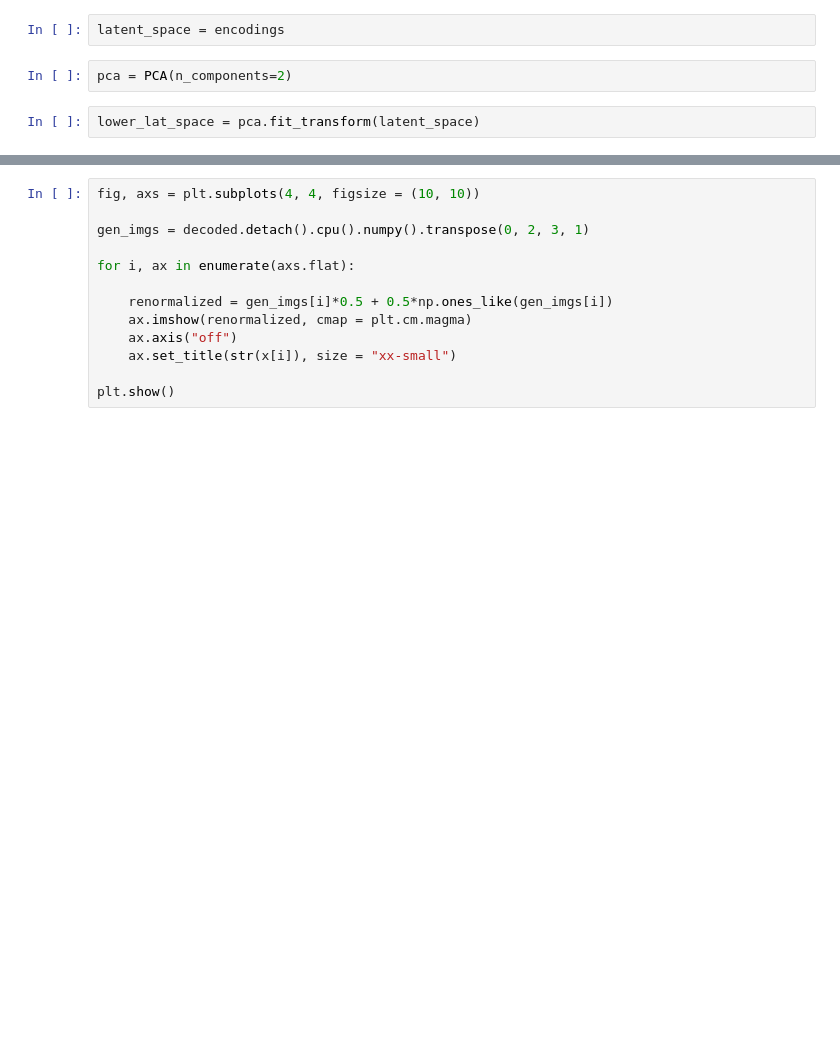
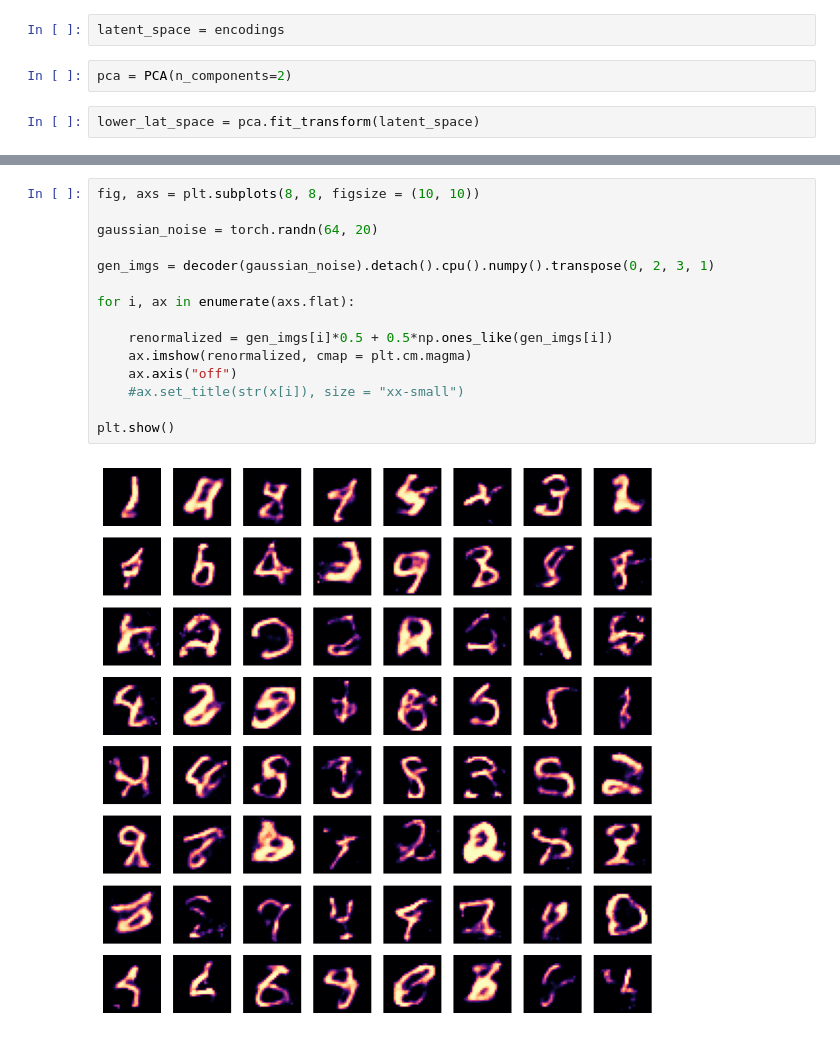
Before and after one commit to k-mundinger/VAE, a Jupyter notebook: notebook.ipynb, the cells around one changed output, grey strips where cells are left out. Drawn from its saved outputs; the diff is of its cells as text; blank space fills up the shorter version.

```diff
--- a/notebook.ipynb
+++ b/notebook.ipynb
@@ -127,13 +157,17 @@ plt.show()
 # %%
-fig, axs = plt.subplots(4, 4, figsize = (10, 10))
+fig, axs = plt.subplots(8, 8, figsize = (10, 10))
 
-gen_imgs = decoded.detach().cpu().numpy().transpose(0, 2, 3, 1)
+gaussian_noise = torch.randn(64, 20)
+
+gen_imgs = decoder(gaussian_noise).detach().cpu().numpy().transpose(0, 2, 3, 1)
 
 for i, ax in enumerate(axs.flat):
 
     renormalized = gen_imgs[i]*0.5 + 0.5*np.ones_like(gen_imgs[i])
     ax.imshow(renormalized, cmap = plt.cm.magma)
     ax.axis("off")
-    ax.set_title(str(x[i]), size = "xx-small")
+    #ax.set_title(str(x[i]), size = "xx-small")
 
 plt.show()
+# %% [output]
+[figure, added]
```
Also changed, not shown: parts of 13 cells of this notebook, 3 other files.
